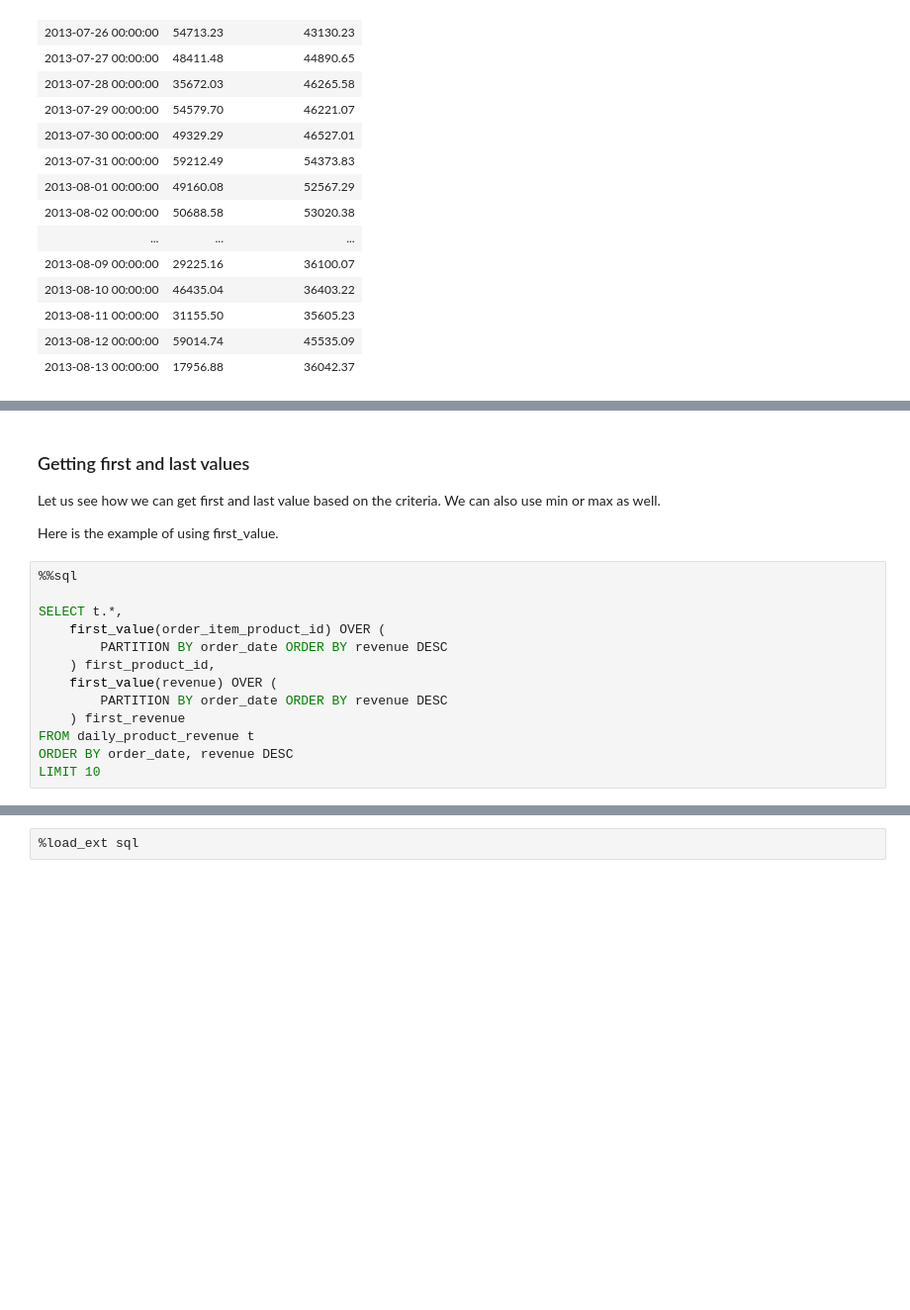
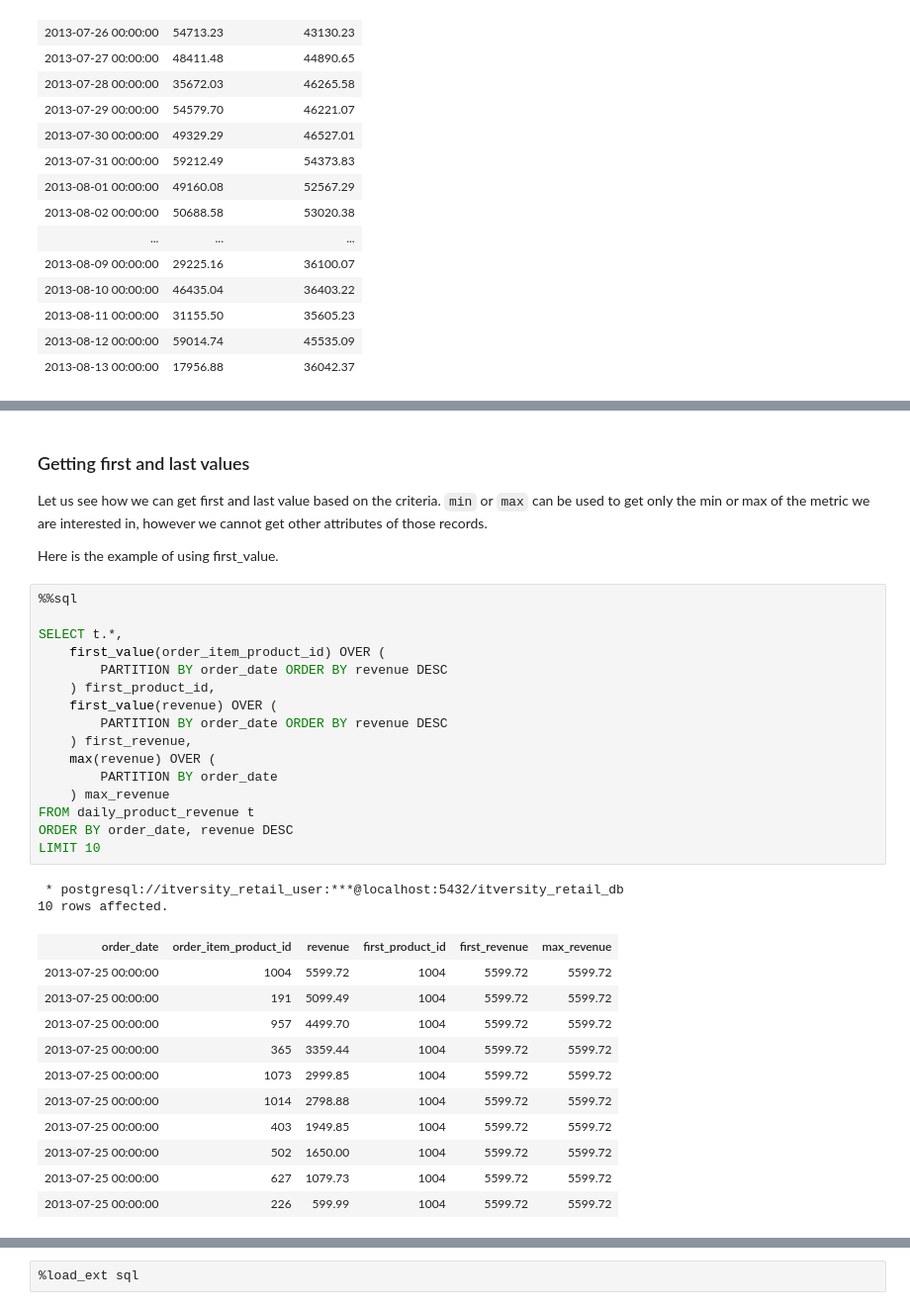
Before and after one commit to itversity/mastering-postgresql, a Jupyter notebook: 07_writing_advanced_sql_queries.ipynb, the cells around one changed output, grey strips where cells are left out. Shown: that part at 99% size. Drawn from its saved outputs; the diff is of its cells as text; blank space fills up the shorter version.

```diff
--- a/07_writing_advanced_sql_queries.ipynb
+++ b/07_writing_advanced_sql_queries.ipynb
@@ -1442,20 +2079,37 @@ LIMIT 30
 # %% [markdown]
 ### Getting first and last values
 
-Let us see how we can get first and last value based on the criteria. We can also use min or max as well.
+Let us see how we can get first and last value based on the criteria. `min` or `max` can be used to get only the min or max of the metric we are interested in, however we cannot get other attributes of those records.
 
 Here is the example of using first_value.
 # %%
 %%sql
 
 SELECT t.*,
     first_value(order_item_product_id) OVER (
         PARTITION BY order_date ORDER BY revenue DESC
     ) first_product_id,
     first_value(revenue) OVER (
         PARTITION BY order_date ORDER BY revenue DESC
-    ) first_revenue
+    ) first_revenue,
+    max(revenue) OVER (
+        PARTITION BY order_date
+    ) max_revenue
 FROM daily_product_revenue t
 ORDER BY order_date, revenue DESC
 LIMIT 10
+# %% [output]
+ * postgresql://itversity_retail_user:***@localhost:5432/itversity_retail_db
+10 rows affected.
+| order_date | order_item_product_id | revenue | first_product_id | first_revenue | max_revenue |
+| 2013-07-25 00:00:00 | 1004 | 5599.72 | 1004 | 5599.72 | 5599.72 |
+| 2013-07-25 00:00:00 | 191 | 5099.49 | 1004 | 5599.72 | 5599.72 |
+| 2013-07-25 00:00:00 | 957 | 4499.70 | 1004 | 5599.72 | 5599.72 |
+| 2013-07-25 00:00:00 | 365 | 3359.44 | 1004 | 5599.72 | 5599.72 |
+| 2013-07-25 00:00:00 | 1073 | 2999.85 | 1004 | 5599.72 | 5599.72 |
+| 2013-07-25 00:00:00 | 1014 | 2798.88 | 1004 | 5599.72 | 5599.72 |
+| 2013-07-25 00:00:00 | 403 | 1949.85 | 1004 | 5599.72 | 5599.72 |
+| 2013-07-25 00:00:00 | 502 | 1650.00 | 1004 | 5599.72 | 5599.72 |
+| 2013-07-25 00:00:00 | 627 | 1079.73 | 1004 | 5599.72 | 5599.72 |
+| 2013-07-25 00:00:00 | 226 | 599.99 | 1004 | 5599.72 | 5599.72 |
 # %% [markdown]
```
Also changed, not shown: parts of 186 cells of this notebook.
